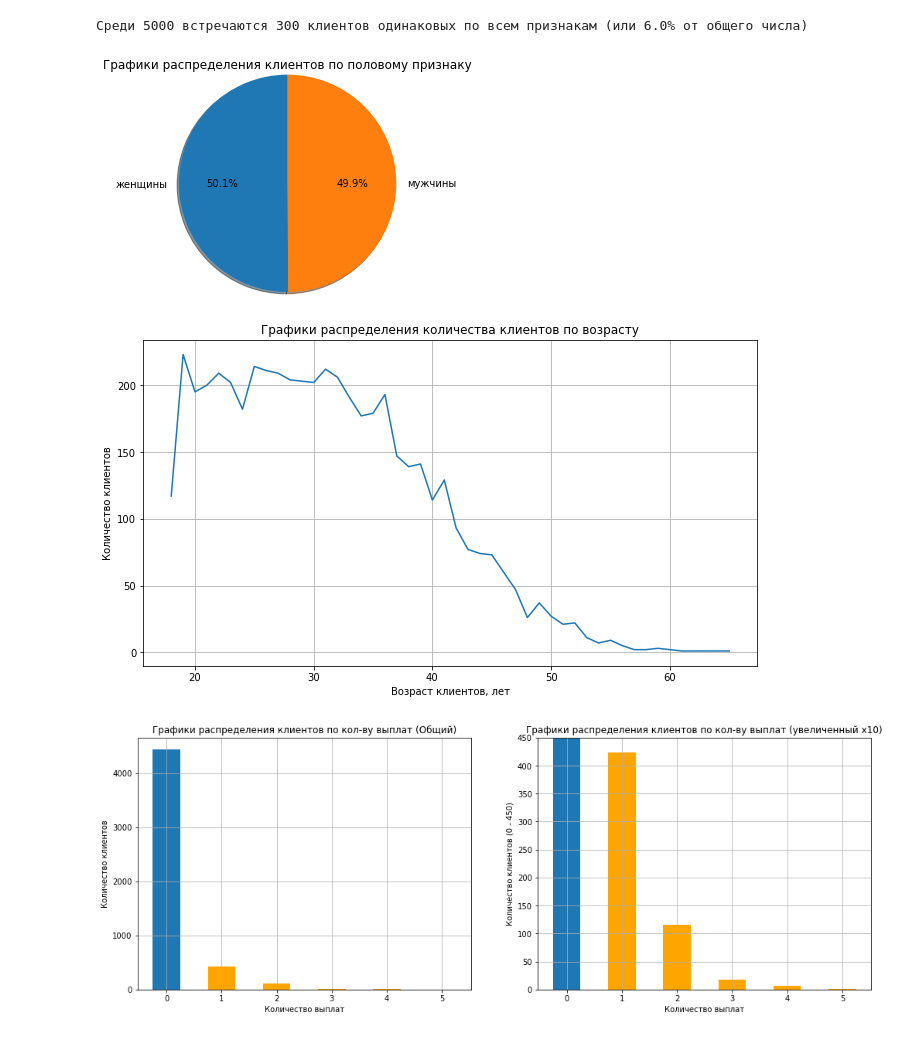
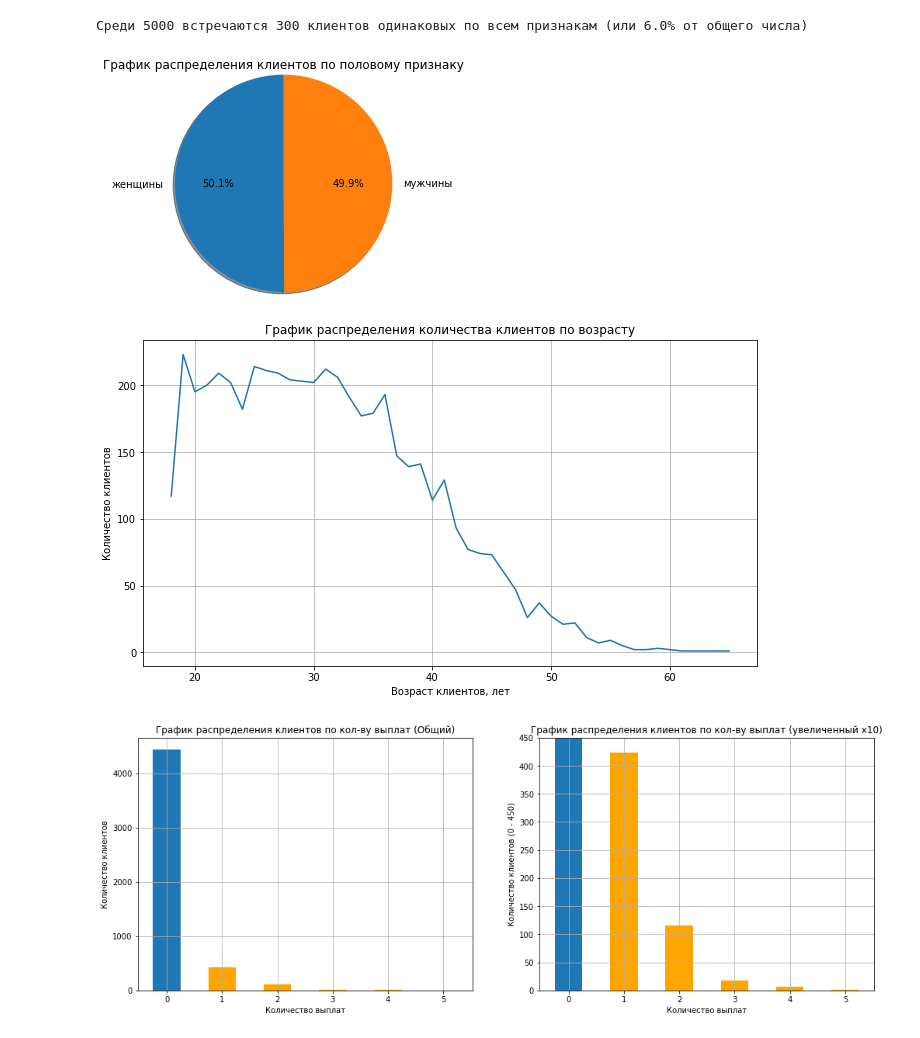
Before and after one commit to Danspers/10.Personal-data-protection, a Jupyter notebook: Personal_data_protection.ipynb, the cells around one changed output. Cells and saved outputs as stored; diff of their text form; code cells hidden in the pictures.

```diff
--- a/Personal_data_protection.ipynb
+++ b/Personal_data_protection.ipynb
@@ -108,26 +110,26 @@ print(f'Среди {len(df)} встречаются {dup_count} клиентов
 Среди 5000 встречаются 300 клиентов одинаковых по всем признакам (или 6.0% от общего числа)
 # %%
 # распределение полов
-plt.title('Графики распределения клиентов по половому признаку')
+plt.title('График распределения клиентов по половому признаку')
 plt.pie(df['sex'].value_counts(),
         labels=['женщины', 'мужчины'],
         autopct='%1.1f%%',
         startangle=90,
         shadow=True,
         radius=1.25)
 plt.show()
 # %% [output]
-[figure, old version]
+[figure, new version]
 # %%
 # распределение возрастов
 age_distribution = df['age'].value_counts().to_frame().reset_index().sort_values(by='index')
 age_distribution.plot(x='index', y='age', grid=True, figsize=(11, 6), legend=False,
-                      title='Графики распределения количества клиентов по возрасту',
+                      title='График распределения количества клиентов по возрасту',
                       ylabel='Количество клиентов',
                       xlabel='Возраст клиентов, лет')
 plt.show()
 # %% [output]
-[figure, old version]
+[figure, new version]
 # %%
 # распределение выплат
 fig, axs = plt.subplots(1, 2, figsize=(17, 6))
```
Also changed, not shown: parts of 9 cells of this notebook, 1 other file.
